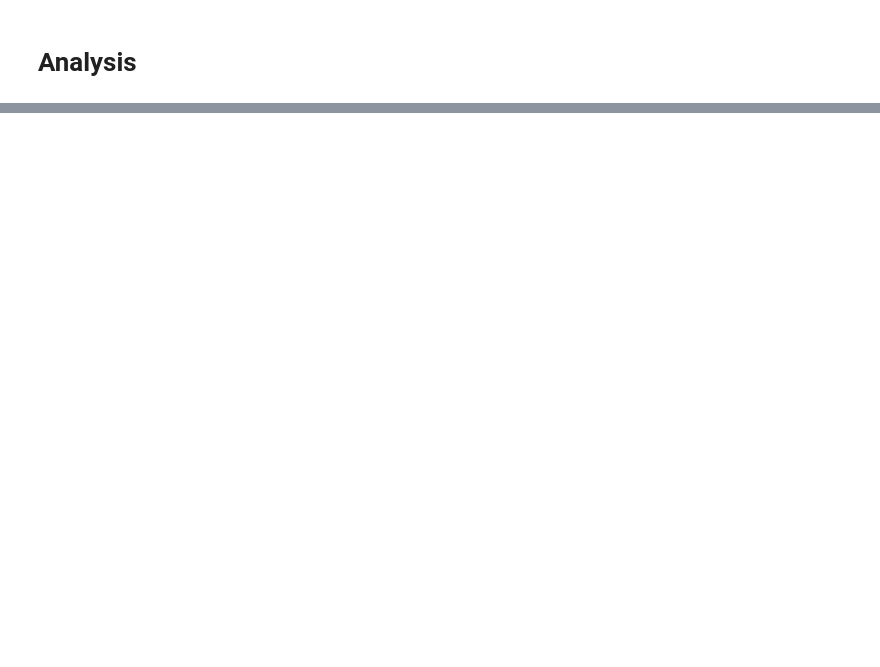
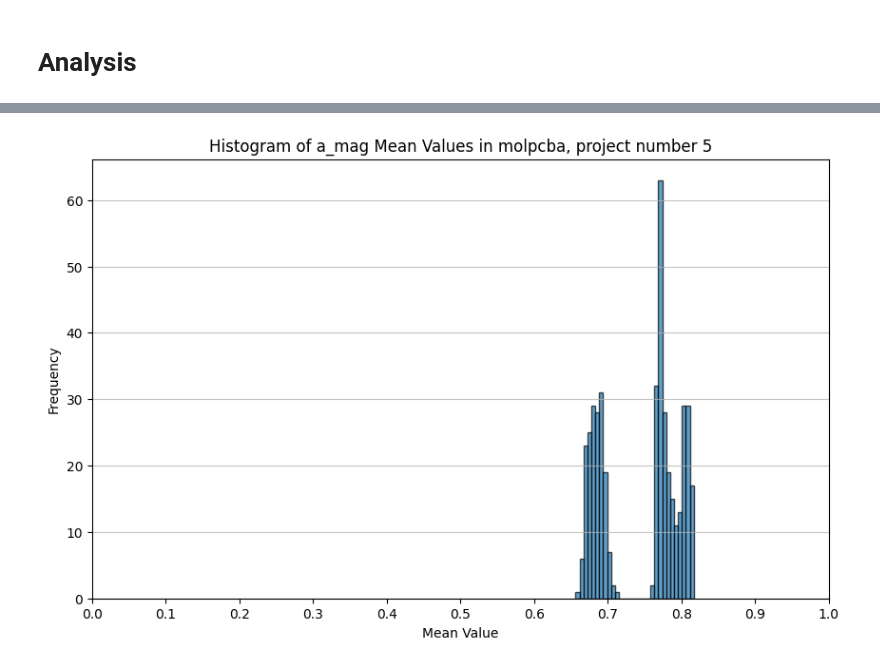
Before and after one commit to omertalmi5/Machine_Learning_On_Graphs_Final_Project, a Jupyter notebook: analyze_notebook.ipynb, the cells around one changed output, grey strips where cells are left out. Saved outputs shown, nothing was run; the diff lists cells and outputs as text; code cells hidden in the pictures; blank space fills up the shorter version.

```diff
--- a/analyze_notebook.ipynb
+++ b/analyze_notebook.ipynb
@@ -274,0 +317,24 @@ plot_a_mag_from_parquet()
+# %%
+import matplotlib.pyplot as plt
+def plot_a_mag_from_parquet_molpcba(parquet_file="./a_mag_values.parquet", save_path="./a_mag_histogram.png"):
+    df = pd.read_parquet(parquet_file)
+
+    plt.figure(figsize=(10, 6))
+    plt.hist(df['a_mag_mean'], bins=30, edgecolor='black', alpha=0.7)
+    plt.title('Histogram of a_mag Mean Values in molpcba, project number 5')
+    plt.xlabel('Mean Value')
+    plt.ylabel('Frequency')
+    plt.grid(axis='y', alpha=0.75)
+
+    # Set x-axis ticks from 0 to 1 with 0.1 intervals
+    plt.xticks(np.arange(0, 1.1, 0.1))
+
+    # Save the plot as an image file
+    plt.savefig(save_path, format='png', dpi=300, bbox_inches='tight')
+
+    # Display the plot
+    plt.show()
+
+plot_a_mag_from_parquet_molpcba()
+# %% [output]
+[figure, added]
```
Also changed, not shown: parts of 13 cells of this notebook.
